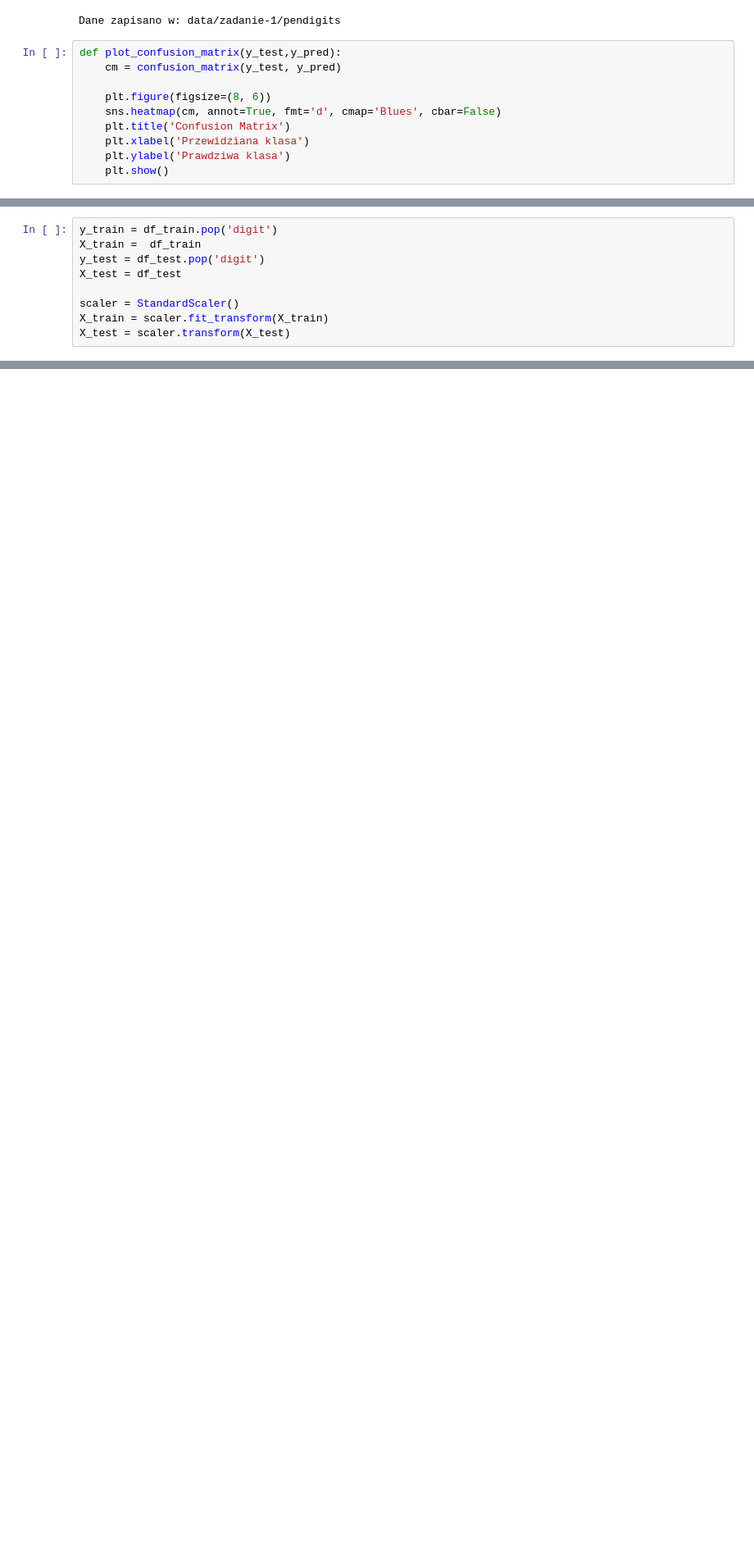
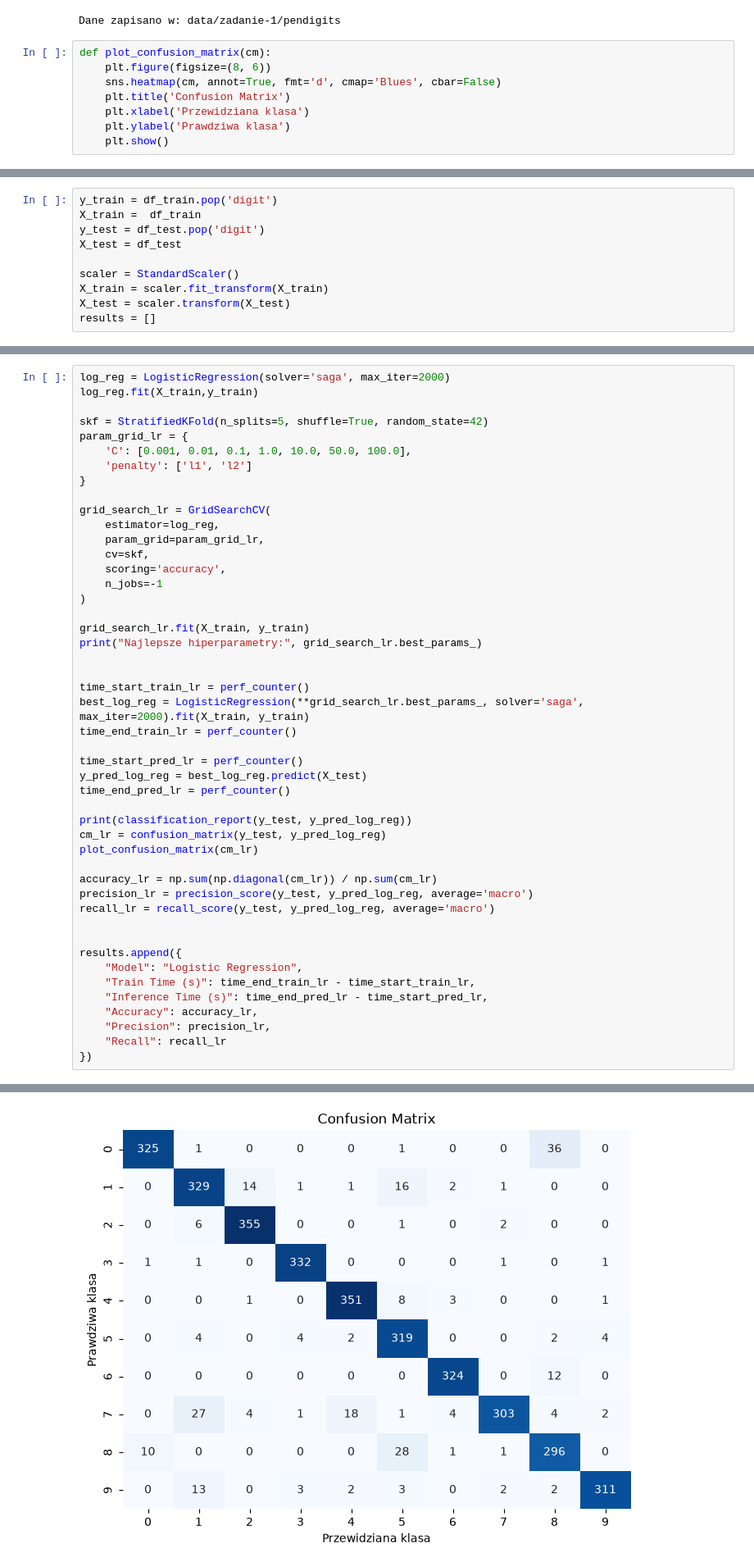
Before and after one commit to juliet2112/Rekrutacja-AI-Med-2026-2027, a Jupyter notebook: Zadanie-1/Rozwiązanie-1.ipynb, the cells around one changed output, grey strips where cells are left out. Shown at 82% size. Drawn from its saved outputs; the diff is of its cells as text; blank space fills up the shorter version.

Commit message:
add xgb model and summary to ex 1

```diff
--- a/Zadanie-1/Rozwiązanie-1.ipynb
+++ b/Zadanie-1/Rozwiązanie-1.ipynb
@@ -59,9 +64,7 @@ print(f"Dane zapisano w: {DATA_DIR / 'pendigits'}")
 Warning: You are sending unauthenticated requests to the HF Hub. Please set a HF_TOKEN to enable higher rate limits and faster downloads.
 Dane zapisano w: data/zadanie-1/pendigits
 # %%
-def plot_confusion_matrix(y_test,y_pred):
-    cm = confusion_matrix(y_test, y_pred)
-
+def plot_confusion_matrix(cm):
     plt.figure(figsize=(8, 6))
     sns.heatmap(cm, annot=True, fmt='d', cmap='Blues', cbar=False)
     plt.title('Confusion Matrix')
@@ -135,6 +138,7 @@ X_test = df_test
 scaler = StandardScaler()
 X_train = scaler.fit_transform(X_train)
 X_test = scaler.transform(X_test)
+results = []
 # %% [markdown]
 ## B — Modelowanie
 
@@ -166,0 +148,48 @@ TypeError: LogisticRegression.__init__() got an unexpected keyword argument 'mul
+# %%
+log_reg = LogisticRegression(solver='saga', max_iter=2000)
+log_reg.fit(X_train,y_train)
+
+skf = StratifiedKFold(n_splits=5, shuffle=True, random_state=42)
+param_grid_lr = {
+    'C': [0.001, 0.01, 0.1, 1.0, 10.0, 50.0, 100.0],
+    'penalty': ['l1', 'l2']
+}
+
+grid_search_lr = GridSearchCV(
+    estimator=log_reg,
+    param_grid=param_grid_lr,
+    cv=skf,
+    scoring='accuracy',
+    n_jobs=-1
+)
+
+grid_search_lr.fit(X_train, y_train)
+print("Najlepsze hiperparametry:", grid_search_lr.best_params_)
+
+
+time_start_train_lr = perf_counter()
+best_log_reg = LogisticRegression(**grid_search_lr.best_params_, solver='saga', max_iter=2000).fit(X_train, y_train)
+time_end_train_lr = perf_counter()
+
+time_start_pred_lr = perf_counter()
+y_pred_log_reg = best_log_reg.predict(X_test)
+time_end_pred_lr = perf_counter()
+
+print(classification_report(y_test, y_pred_log_reg))
+cm_lr = confusion_matrix(y_test, y_pred_log_reg)
+plot_confusion_matrix(cm_lr)
+
+accuracy_lr = np.sum(np.diagonal(cm_lr)) / np.sum(cm_lr)
+precision_lr = precision_score(y_test, y_pred_log_reg, average='macro')
+recall_lr = recall_score(y_test, y_pred_log_reg, average='macro')
+
+
+results.append({
+    "Model": "Logistic Regression",
+    "Train Time (s)": time_end_train_lr - time_start_train_lr,
+    "Inference Time (s)": time_end_pred_lr - time_start_pred_lr,
+    "Accuracy": accuracy_lr,
+    "Precision": precision_lr,
+    "Recall": recall_lr
+})
+# %% [output]
@@ -166,0 +213 @@ TypeError: LogisticRegression.__init__() got an unexpected keyword argument 'mul
+[figure, added]
```
Also changed, not shown: parts of 17 cells of this notebook.
